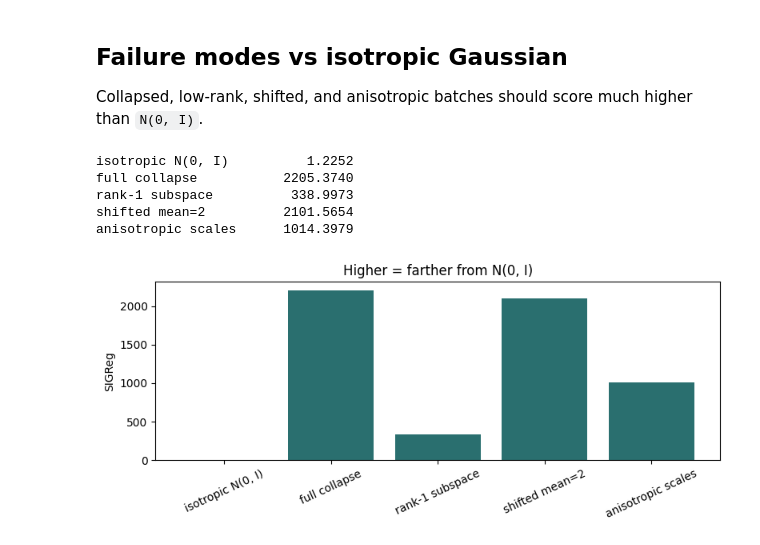
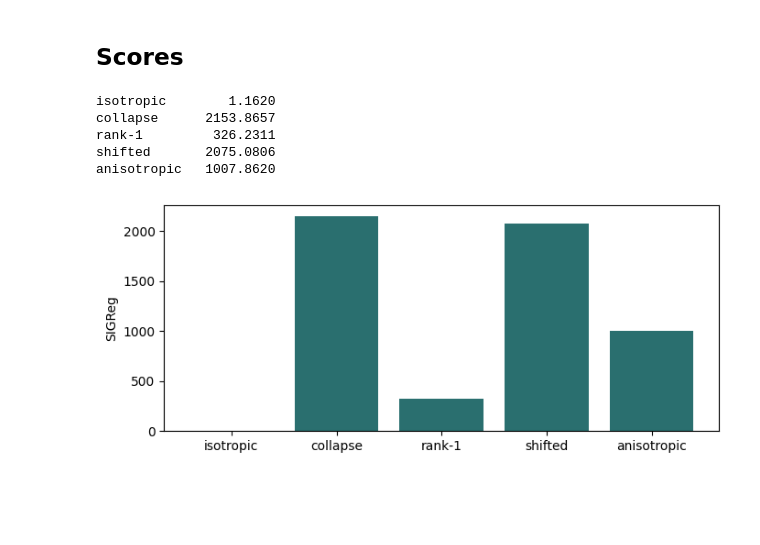
Before and after one commit to felix-newman/pytorch-katas, a Jupyter notebook: notebooks/sigreg/sigreg.ipynb, the cells around one changed output. Saved outputs shown, nothing was run; the diff lists cells and outputs as text; code cells hidden in the pictures; blank space fills up the shorter version.

```diff
--- a/notebooks/sigreg/sigreg.ipynb
+++ b/notebooks/sigreg/sigreg.ipynb
@@ -44,37 +19,24 @@ loss=1.1149, grad_norm=0.1422
-# %% [markdown]
-## Failure modes vs isotropic Gaussian
-
-Collapsed, low-rank, shifted, and anisotropic batches should score much higher than `N(0, I)`.
+# %% [markdown]
+## Scores
 # %%
-torch.manual_seed(0)
 N, D = 2048, 32
-crit = SIGReg(num_slices=512).to(device)
-
 cases = {
-    "isotropic N(0, I)": torch.randn(N, D, device=device),
-    "full collapse": torch.ones(N, D, device=device),
-    "rank-1 subspace": torch.randn(N, 1, device=device) @ torch.randn(1, D, device=device),
-    "shifted mean=2": torch.randn(N, D, device=device) + 2,
-    "anisotropic scales": torch.randn(N, D, device=device) * torch.linspace(0.2, 5.0, D, device=device),
+    "isotropic": torch.randn(N, D, device=device),
+    "collapse": torch.ones(N, D, device=device),
+    "rank-1": torch.randn(N, 1, device=device) @ torch.randn(1, D, device=device),
+    "shifted": torch.randn(N, D, device=device) + 2,
+    "anisotropic": torch.randn(N, D, device=device) * torch.linspace(0.2, 5, D, device=device),
 }
-
-scores = {}
-for name, z in cases.items():
-    g = torch.Generator(device=device).manual_seed(0)
-    scores[name] = crit(z, generator=g).item()
-    print(f"{name:22s} {scores[name]:10.4f}")
-
-fig, ax = plt.subplots(figsize=(8, 3.5))
-ax.bar(scores.keys(), scores.values(), color="#2a6f6f")
-ax.set_ylabel("SIGReg")
-ax.set_title("Higher = farther from N(0, I)")
-ax.tick_params(axis="x", rotation=25)
-fig.tight_layout()
-plt.show()
+scores = {k: crit(v).item() for k, v in cases.items()}
+for k, v in scores.items():
+    print(f"{k:12s} {v:10.4f}")
+plt.figure(figsize=(7, 3))
+plt.bar(scores.keys(), scores.values(), color="#2a6f6f")
+plt.ylabel("SIGReg"); plt.tight_layout(); plt.show()
 # %% [output]
-isotropic N(0, I)          1.2252
-full collapse           2205.3740
-rank-1 subspace          338.9973
-shifted mean=2          2101.5654
-anisotropic scales      1014.3979
+isotropic        1.1620
+collapse      2153.8657
+rank-1         326.2311
+shifted       2075.0806
+anisotropic   1007.8620
-[figure, old version]
+[figure, new version]
```
Also changed, not shown: parts of 9 cells of this notebook, 2 other files.
